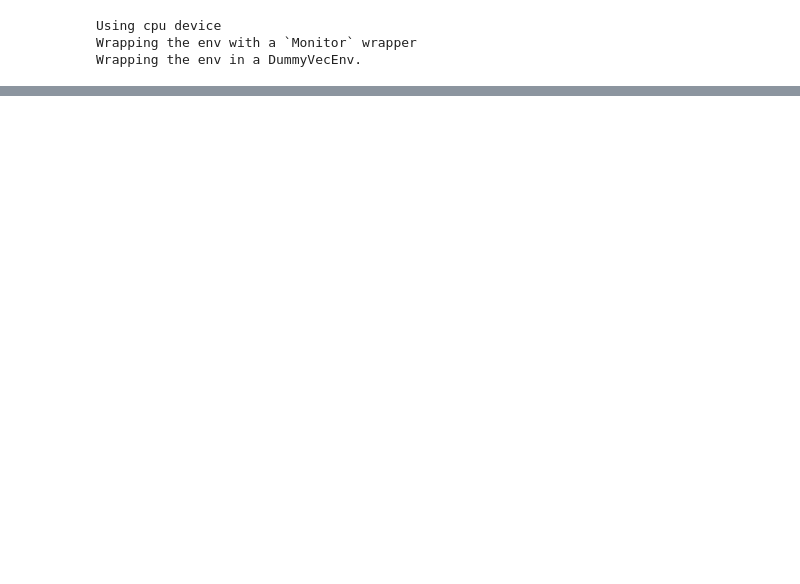
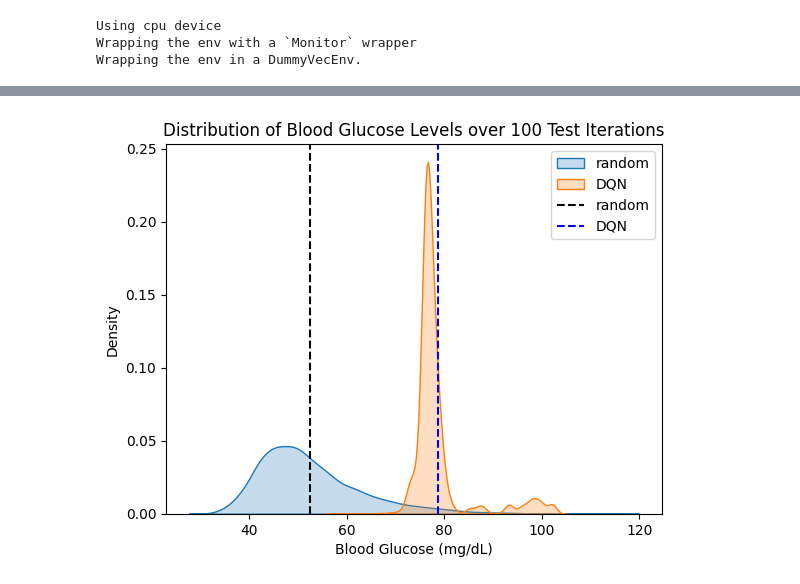
Before and after one commit to emmyxth/diabetes-cs238, a Jupyter notebook: dosing_rl_gym/envs/diabetes_dqn.ipynb, the cells around one changed output, grey strips where cells are left out. Saved outputs shown, nothing was run; the diff lists cells and outputs as text; code cells hidden in the pictures; blank space fills up the shorter version.

```diff
--- a/dosing_rl_gym/envs/diabetes_dqn.ipynb
+++ b/dosing_rl_gym/envs/diabetes_dqn.ipynb
@@ -117,3 +199,39 @@ test_model = DQN.load("dqn_diabetes")
+# %%
+dqn_glucose_levels = []
+for episode in range(100):
+    state = diabetic_sim.reset()
+    done = False
+    total_reward = 0
+
+    while not done:
+        action, _states = test_model.predict(state, deterministic=True)
+        next_state, reward, done, info = diabetic_sim.step(action)
+        total_reward += reward
+        state = next_state
+        dqn_glucose_levels.append(state[0])
+# %%
+_, _, patient_glucose_levels = random_model(diabetic_sim, num_episodes=100)
+# %%
+dqn_glucose_levels = np.array(dqn_glucose_levels)
+patient_glucose_levels = np.array(patient_glucose_levels)
+# %%
+sns.kdeplot(patient_glucose_levels, fill=True, label='random')
+sns.kdeplot(dqn_glucose_levels, fill=True, label='DQN')
+
+# Adding vertical lines for mean or target glucose levels if needed
+plt.axvline(x=patient_glucose_levels.mean(), color='k', linestyle='--', label='random')
+plt.axvline(x=dqn_glucose_levels.mean(), color='b', linestyle='--', label='DQN')
+
+# Adding labels and title
+plt.xlabel('Blood Glucose (mg/dL)')
+plt.ylabel('Density')
+plt.title('Distribution of Blood Glucose Levels over 100 Test Iterations')
+plt.legend()
+
+# Display the plot
+plt.show()
+# %% [output]
+[figure, added]
 # %%
 total_rewards = []
 for episode in range(100):
```
Also changed, not shown: parts of 12 cells of this notebook, 2 other files.
